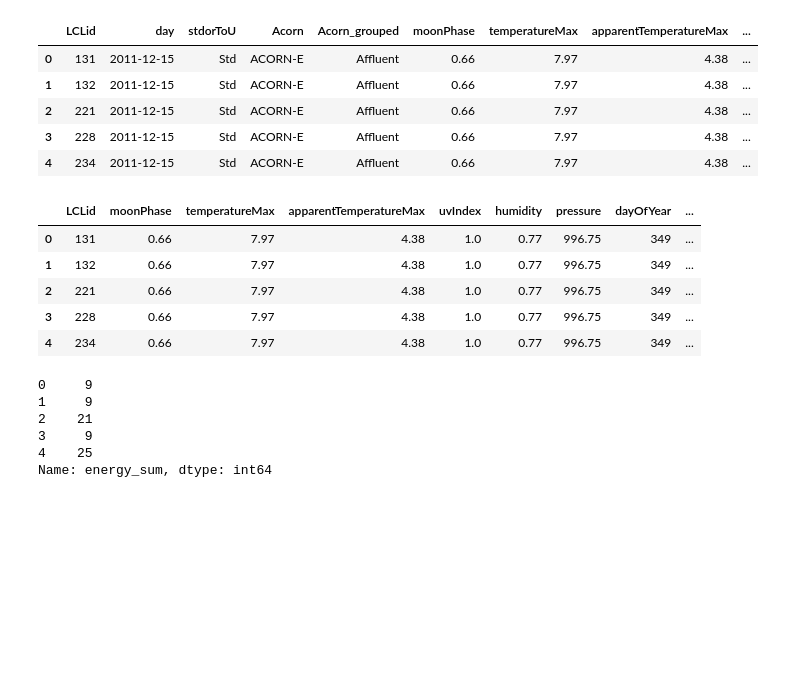
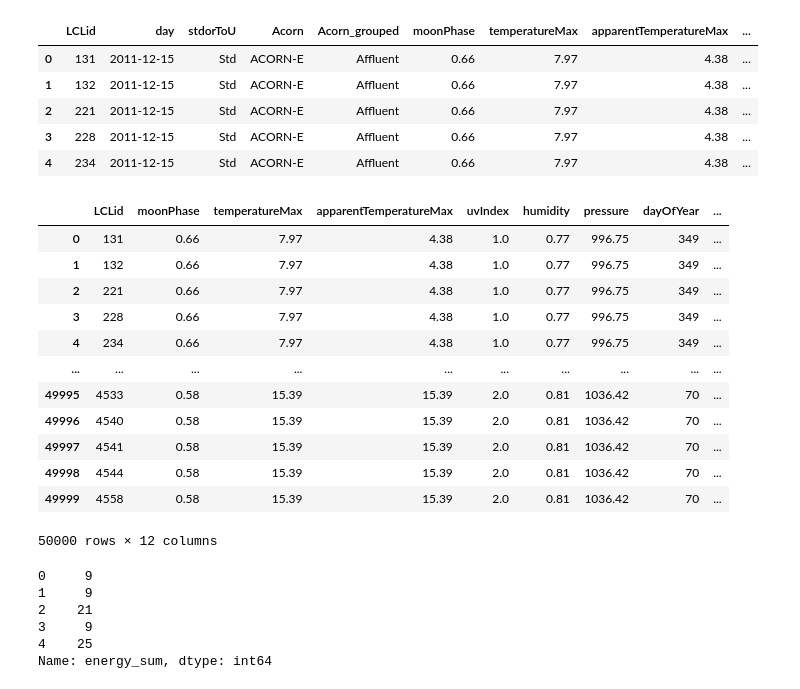
Before and after one commit to Akansh-a/Smart-Meters, a Jupyter notebook: 3.1 Train_Data.ipynb, the cells around one changed output. Drawn from its saved outputs; the diff is of its cells as text; code cells hidden in the pictures; blank space fills up the shorter version.

```diff
--- a/3.1 Train_Data.ipynb
+++ b/3.1 Train_Data.ipynb
@@ -280,14 +283,21 @@ combined_ml_x.head()
 # %%
 combined_ml_x = combined_ml_x.drop(categories, axis = 1)
 # %%
-combined_ml_x.head()
+combined_ml_x
 # %% [output]
 |  | LCLid | moonPhase | temperatureMax | apparentTemperatureMax | uvIndex | humidity | pressure | dayOfYear | ... |
 | 0 | 131 | 0.66 | 7.97 | 4.38 | 1.0 | 0.77 | 996.75 | 349 | ... |
 | 1 | 132 | 0.66 | 7.97 | 4.38 | 1.0 | 0.77 | 996.75 | 349 | ... |
 | 2 | 221 | 0.66 | 7.97 | 4.38 | 1.0 | 0.77 | 996.75 | 349 | ... |
 | 3 | 228 | 0.66 | 7.97 | 4.38 | 1.0 | 0.77 | 996.75 | 349 | ... |
 | 4 | 234 | 0.66 | 7.97 | 4.38 | 1.0 | 0.77 | 996.75 | 349 | ... |
+| ... | ... | ... | ... | ... | ... | ... | ... | ... | ... |
+| 49995 | 4533 | 0.58 | 15.39 | 15.39 | 2.0 | 0.81 | 1036.42 | 70 | ... |
+| 49996 | 4540 | 0.58 | 15.39 | 15.39 | 2.0 | 0.81 | 1036.42 | 70 | ... |
+| 49997 | 4541 | 0.58 | 15.39 | 15.39 | 2.0 | 0.81 | 1036.42 | 70 | ... |
+| 49998 | 4544 | 0.58 | 15.39 | 15.39 | 2.0 | 0.81 | 1036.42 | 70 | ... |
+| 49999 | 4558 | 0.58 | 15.39 | 15.39 | 2.0 | 0.81 | 1036.42 | 70 | ... |
+50000 rows × 12 columns
 # %%
 combined_ml_y.head()
 # %% [output]
```
Also changed, not shown: parts of 25 cells of this notebook, 3 other files.
